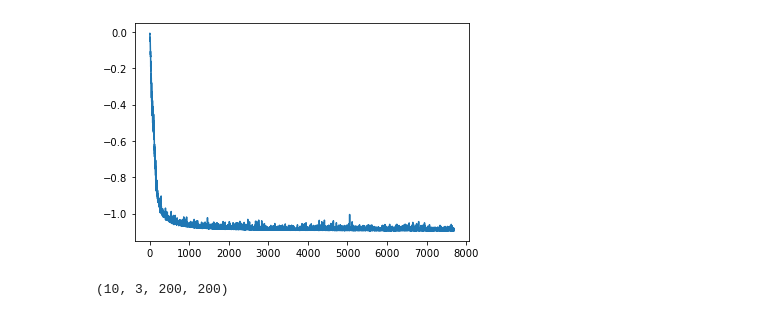
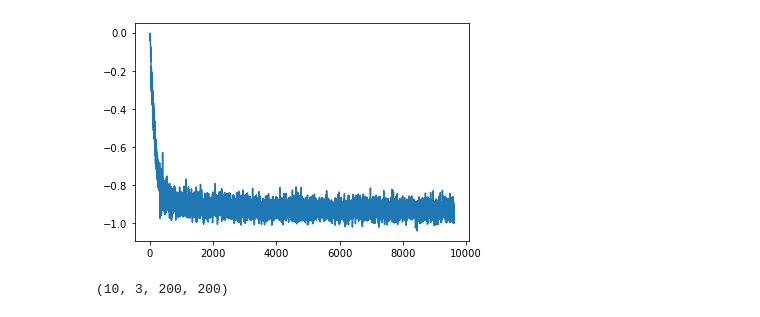
Before and after one commit to Max-Manning/autoregunsupseg, a Jupyter notebook: notebooks/Check_model.ipynb, the cells around one changed output. Cells and saved outputs as stored; diff of their text form; code cells hidden in the pictures.

```diff
--- a/notebooks/Check_model.ipynb
+++ b/notebooks/Check_model.ipynb
@@ -1,21 +1,21 @@
 # %%
 import os, sys
 currentdir = os.path.dirname(os.getcwd())
 sys.path.append(currentdir)
 
 import numpy as np
 import matplotlib.pyplot as plt
 
 import os, sys
 currentdir = os.path.dirname(os.getcwd())
 sys.path.append(currentdir)
 
-loss = np.load('../losses_02.npy')
+loss = np.load('../saved/losses_06.npy')
 
 plt.figure()
 plt.plot(loss)
 plt.show()
 # %% [output]
-[figure, old version]
+[figure, new version]
 # %%
 import torch
```
Also changed, not shown: parts of 7 cells of this notebook, 8 other files.
